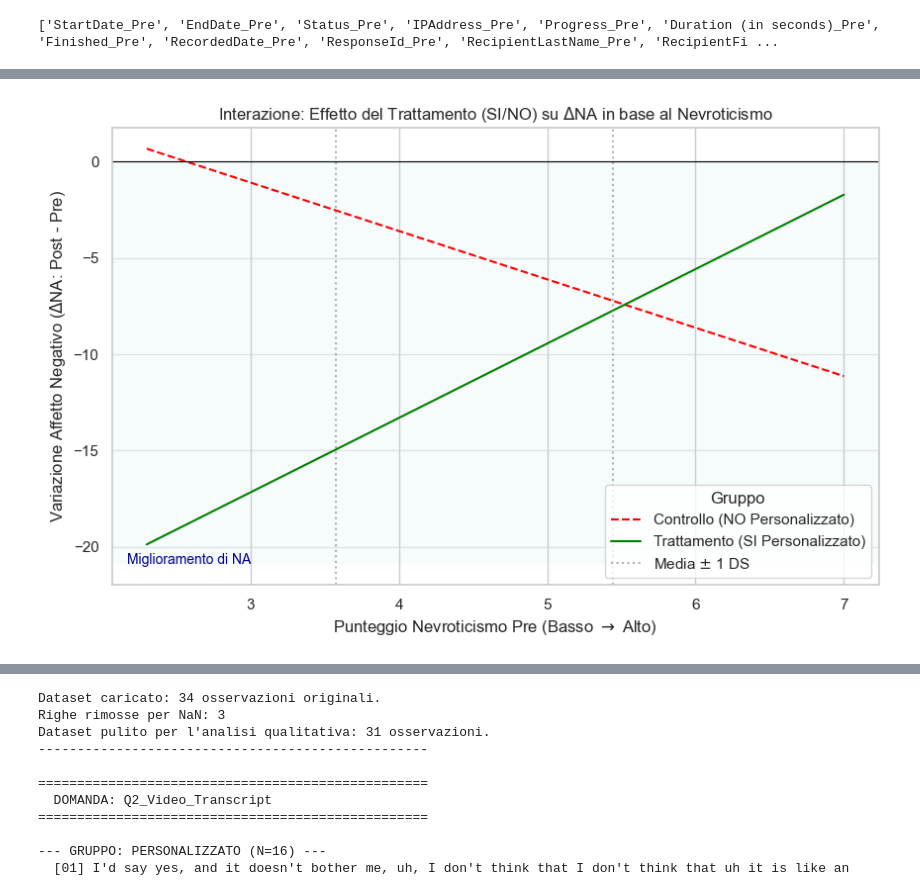
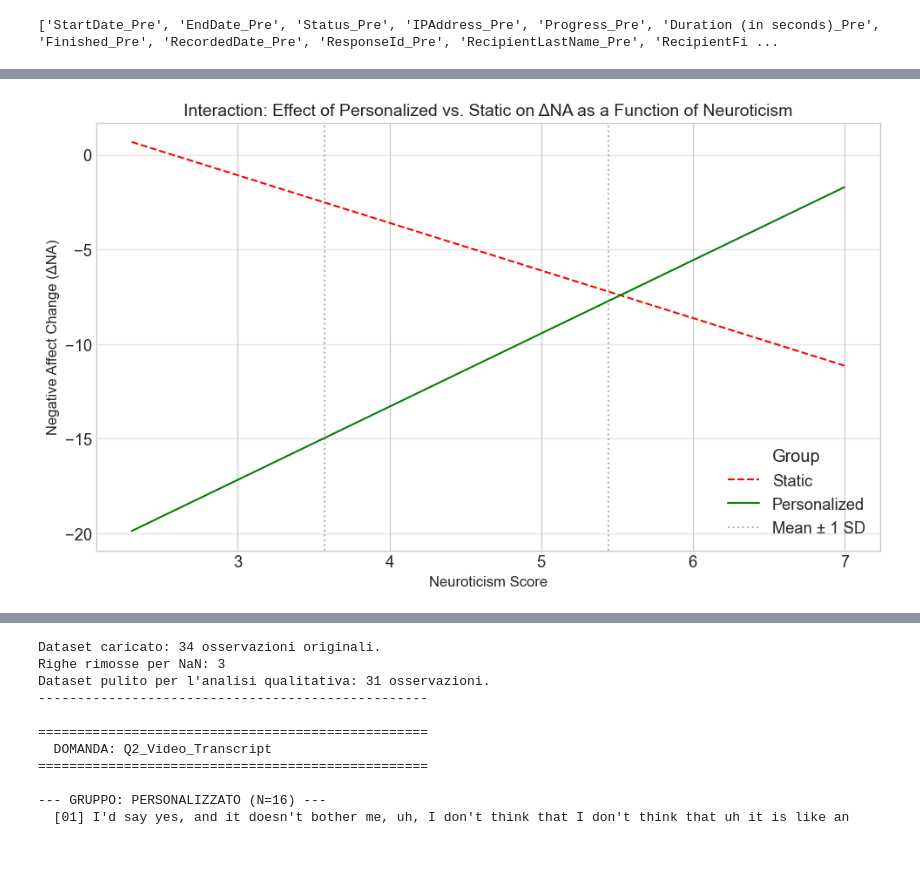
Before and after one commit to bobsync/ENIB, a Jupyter notebook: res/results.ipynb, the cells around one changed output, grey strips where cells are left out. Drawn from its saved outputs; the diff is of its cells as text; code cells hidden in the pictures; blank space fills up the shorter version.

```diff
--- a/res/results.ipynb
+++ b/res/results.ipynb
@@ -394,7 +394,7 @@ from scipy import stats
 
 # Supponiamo che il tuo df sia:
 # scores = pd.DataFrame([...])
-bfi_cols = ["openness", "conscientiousness", "extroversion", "agreeableness", "neuroticism"]
+bfi_cols = ["Openness", "Conscientiousness", "Extraversion", "Agreeableness", "Neuroticism"]
 
 # --- 1️⃣ Statistiche descrittive ---
 desc = scores[bfi_cols].describe().T
@@ -2299,7 +2452,7 @@ high_freq = mean_freq + std_freq
 # Crea la variabile categoriale Freq_Level (necessaria per il grafico a barre)
 merged_df['Freq_Level_Real'] = pd.cut(merged_df['TechFreq_Pre'],
                                       bins=[-np.inf, low_freq, high_freq, np.inf],
-                                      labels=['Bassa Frequenza', 'Media Frequenza', 'Alta Frequenza'],
+                                      labels=['Low Frequency', 'Medium Frequency', 'High Frequency'],
                                       include_lowest=True)
 
 # --- 2. Calcolo dei Valori Medi Esatti (df_mean_na) ---
@@ -2338,10 +2491,11 @@ for bar in bars:
              color=('darkgreen' if yval > 0 else 'firebrick'))
 
 # Etichette e Titoli
-plt.title('Beneficio Netto del Trattamento sul $\Delta$NA in base alla Frequenza Iniziale', fontsize=14)
-plt.xlabel('Frequenza Iniziale d\'Uso della Tecnologia', fontsize=12)
-plt.ylabel('Beneficio Netto ($\Delta$NA Controllo - $\Delta$NA Trattamento)', fontsize=12)
+plt.title('Net Benefit of Treatment on $\Delta$NA based on Initial Frequency', fontsize=14)
+plt.xlabel('Frequency of Technology Use', fontsize=12)
+plt.ylabel('Net Benefit $\Delta$NA)', fontsize=12)
 plt.xticks(rotation=0)
 
+plt.savefig("FREQTECH3", dpi=300, bbox_inches="tight", facecolor="white")
 plt.show()
 # %% [output]
@@ -2472,72 +2626,66 @@ except:
 # %%
 import pandas as pd
 import numpy as np
 import matplotlib.pyplot as plt
 import statsmodels.formula.api as smf
 
-# --- 1. PREPARAZIONE DEL MODELLO E DEI PUNTI ---
+# --- 1. MODEL PREPARATION AND DATA POINTS ---
 
-# Assumo che 'merged_df' contenga i dati puliti e che Personalized_Code = 0/1
+# Assuming 'merged_df' contains the cleaned dataset and Personalized_Code = 0/1
 
-# 1.1 Esegui il modello di regressione OLS (su un set pulito)
-df_clean_n = merged_df.dropna(subset=['neuroticism', 'Personalized_Code', 'NA_Difference']).copy()
-formula_n = 'NA_Difference ~ neuroticism * Personalized_Code'
-model_neuroticism = smf.ols(formula=formula_n, data=df_clean_n).fit()
+# 1.1 Run OLS regression model (on cleaned data)
+df_clean_n = merged_df.dropna(subset=['Neuroticism', 'Personalized_Code', 'NA_Difference']).copy()
+formula_n = 'NA_Difference ~ Neuroticism * Personalized_Code'
+model_Neuroticism = smf.ols(formula=formula_n, data=df_clean_n).fit()
 
-
-# 1.2 Calcola media e deviazione standard per i punti Basso/Alto
-mean_n = merged_df['neuroticism'].mean()
-std_n = merged_df['neuroticism'].std()
+# 1.2 Compute mean and standard deviation for Low/High Neuroticism
+mean_n = merged_df['Neuroticism'].mean()
+std_n = merged_df['Neuroticism'].std()
 low_n = mean_n - std_n
 high_n = mean_n + std_n
 
-# 1.3 Crea un range per l'asse X del grafico
-# Usa l'intervallo di nevroticismo osservato nel campione
-x_range = np.linspace(merged_df['neuroticism'].min(), merged_df['neuroticism'].max(), 100)
+# 1.3 Create range for X-axis based on observed Neuroticism values
+x_range = np.linspace(merged_df['Neuroticism'].min(), merged_df['Neuroticism'].max(), 100)
 
-# 1.4 Crea un DataFrame fittizio per le previsioni
+# 1.4 Create a prediction DataFrame
 pred_data = pd.DataFrame({
-    'neuroticism': np.tile(x_range, 2),  # 100 valori per SI e 100 per NO
-    'Personalized_Code': np.repeat([0, 1], len(x_range)) # 0 per NO, 1 per SI
+    'Neuroticism': np.tile(x_range, 2),       # 100 values for each group
+    'Personalized_Code': np.repeat([0, 1], len(x_range))  # 0 = Static, 1 = Personalized
 })
 
-# 1.5 Esegui la previsione basata sul modello
-pred_data['NA_Difference_Pred'] = model_neuroticism.predict(pred_data)
+# 1.5 Generate model predictions
+pred_data['NA_Difference_Pred'] = model_Neuroticism.predict(pred_data)
 
-# 1.6 Separa i risultati per le due linee
-pred_no = pred_data[pred_data['Personalized_Code'] == 0]
-pred_si = pred_data[pred_data['Personalized_Code'] == 1]
+# 1.6 Separate predicted lines for the two groups
+pred_static = pred_data[pred_data['Personalized_Code'] == 0]
+pred_personalized = pred_data[pred_data['Personalized_Code'] == 1]
 
-
-# --- 2. GENERAZIONE DEL GRAFICO DI INTERAZIONE ---
+# --- 2. INTERACTION PLOT ---
 
 plt.figure(figsize=(10, 6))
 
-# Linee di regressione previste
-plt.plot(pred_no['neuroticism'], pred_no['NA_Difference_Pred'],
-         label='Controllo (NO Personalizzato)', color='red', linestyle='--')
-plt.plot(pred_si['neuroticism'], pred_si['NA_Difference_Pred'],
-         label='Trattamento (SI Personalizzato)', color='green', linestyle='-')
+# Predicted regression lines
+plt.plot(pred_static['Neuroticism'], pred_static['NA_Difference_Pred'],
+         label='Static', color='red', linestyle='--')
+plt.plot(pred_personalized['Neuroticism'], pred_personalized['NA_Difference_Pred'],
+         label='Personalized', color='green', linestyle='-')
 
-# Linee verticali per indicare Media -1DS e Media +1DS (per riferimento)
-plt.axvline(low_n, color='gray', linestyle=':', alpha=0.6, label='Media $\pm$ 1 DS')
+# Reference vertical lines for Mean ± 1 SD
+plt.axvline(low_n, color='gray', linestyle=':', alpha=0.6, label='Mean ± 1 SD')
 plt.axvline(high_n, color='gray', linestyle=':', alpha=0.6)
 
-# Etichette e Titoli
-plt.title('Interazione: Effetto del Trattamento (SI/NO) su $\Delta$NA in base al Nevroticismo')
-plt.xlabel('Punteggio Nevroticismo Pre (Basso $\\rightarrow$ Alto)')
-plt.ylabel('Variazione Affetto Negativo ($\Delta$NA: Post - Pre)')
-plt.legend(title='Gruppo')
+# Titles and labels
+plt.title('Interaction: Effect of Personalized vs. Static on ΔNA as a Function of Neuroticism', fontsize=14)
+plt.xlabel('Neuroticism Score', fontsize=12)
+plt.ylabel('Negative Affect Change (ΔNA)', fontsize=12)
+plt.legend(title='Group')
 plt.grid(axis='y', alpha=0.5)
 
-# Zona interpretativa
-plt.axhspan(plt.ylim()[0], 0, facecolor='lightblue', alpha=0.1)
-plt.text(plt.xlim()[0] + 0.1, plt.ylim()[0] * 0.95, 'Miglioramento di NA', color='darkblue', fontsize=10)
-plt.axhline(0, color='black', linewidth=0.8, linestyle='-')
-
+plt.tight_layout()
+plt.savefig("NEURO", dpi=300, bbox_inches="tight", facecolor="white")
 plt.show()
 # %% [output]
-[figure, old version]
+[figure, new version]
 # %%
 import statsmodels.formula.api as smf
 import pandas as pd
```
Also changed, not shown: parts of 24 cells of this notebook, 20 other files.
